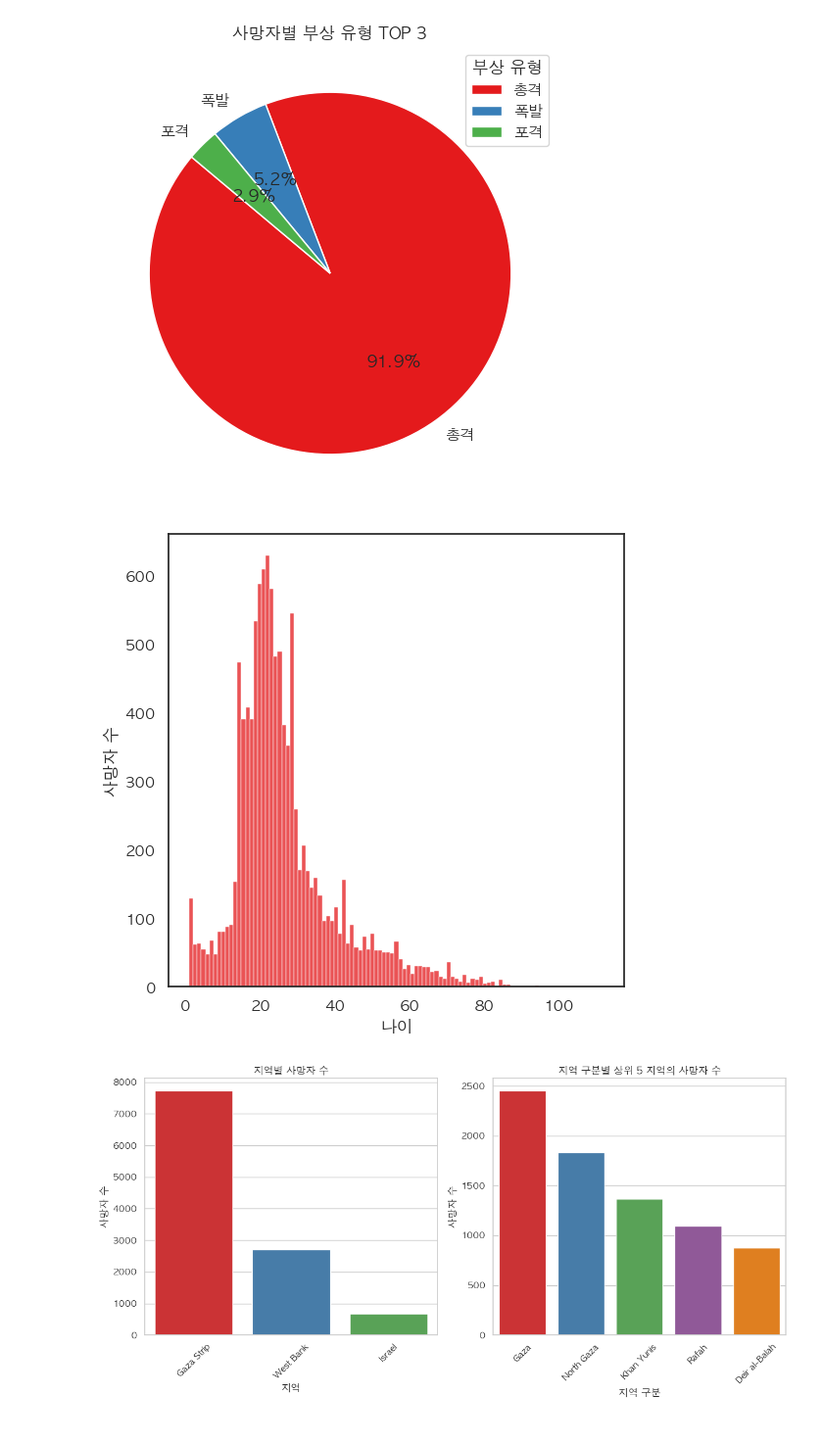
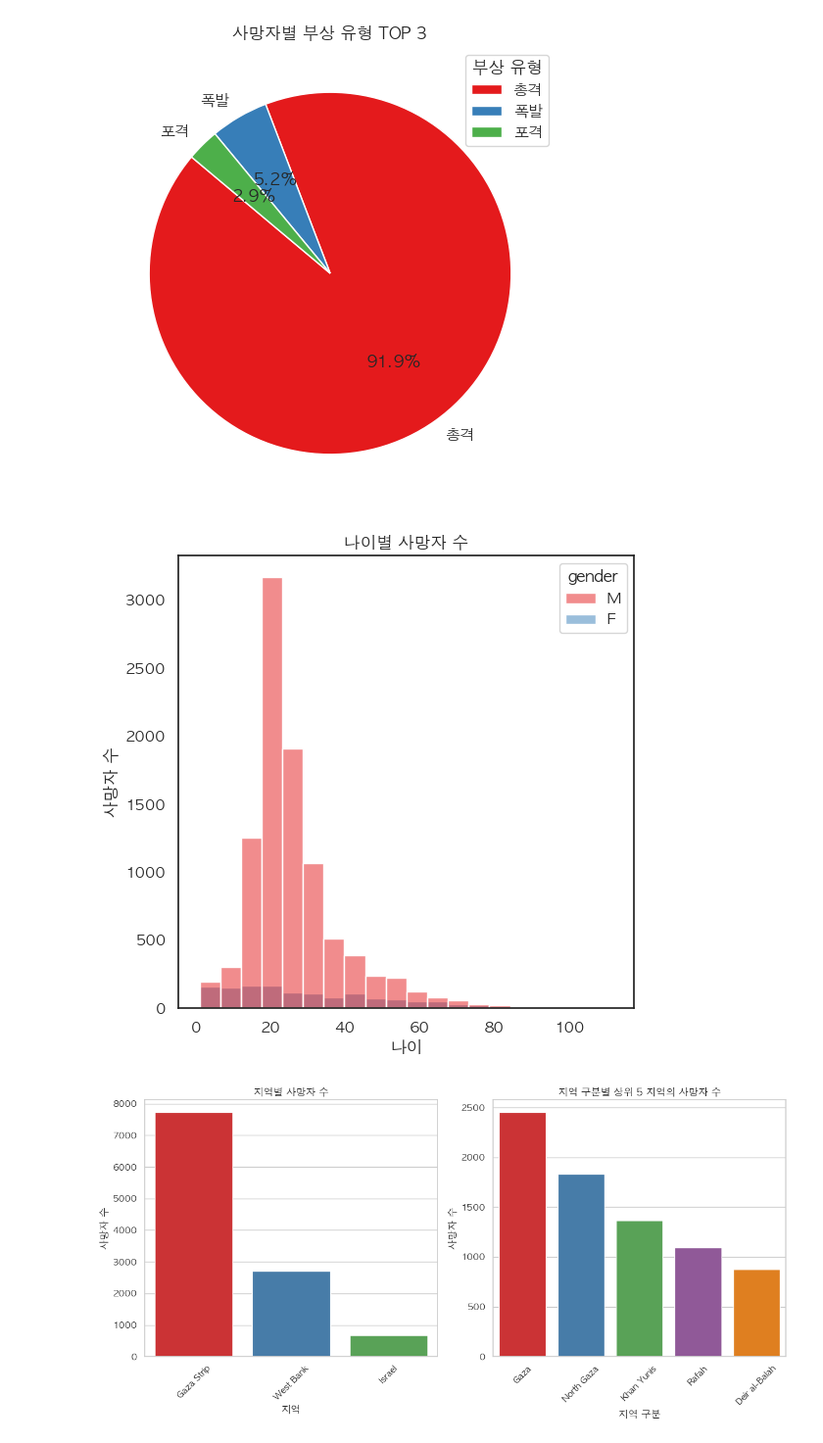
Before and after one commit to PSLeon24/Israeli-Palestinian_Data_Analysis_Project, a Jupyter notebook: index.ipynb, the cells around one changed output. Shown: that part at 98% size. Drawn from its saved outputs; the diff is of its cells as text; code cells hidden in the pictures.

```diff
--- a/index.ipynb
+++ b/index.ipynb
@@ -325,16 +325,18 @@ plt.legend(title="부상 유형", labels=["총격", "폭발", "포격"], loc="up
 plt.show()
 # %% [output]
 [figure]
-# %%
-plt.figure(figsize=(6, 6))
-sns.set(style="white", palette="Set1")
-plt.rcParams['font.family'] = 'AppleGothic'
-sns.histplot(data=df, x='age')
-plt.xlabel("나이")
-plt.ylabel("사망자 수")
-plt.show()
-# %% [output]
-[figure, removed]
+# %%
+plt.figure(figsize=(6, 6))
+sns.set(style="white", palette="Set1")
+plt.rcParams['font.family'] = 'AppleGothic'
+sns.histplot(data=df, x='age', hue='gender',bins=20)
+
+plt.title("나이별 사망자 수")
+plt.xlabel("나이")
+plt.ylabel("사망자 수")
+plt.show()
+# %% [output]
+[figure, added]
 # %%
 # 지역별 사망률 분석
 region_death_counts = df['event_location_region'].value_counts()
```
Also changed, not shown: parts of 4 cells of this notebook.
